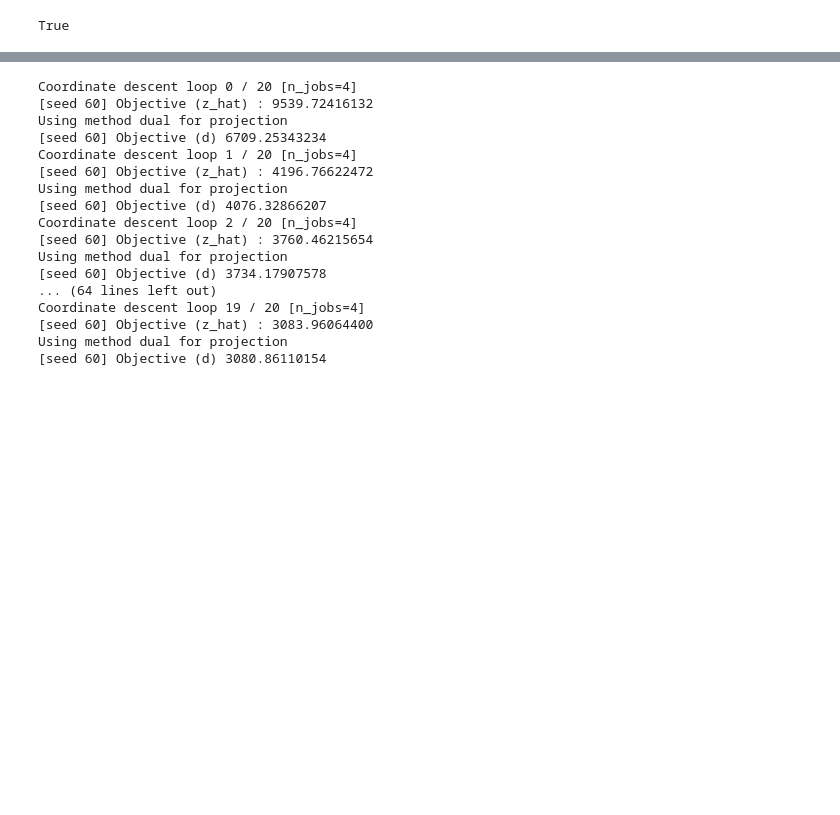
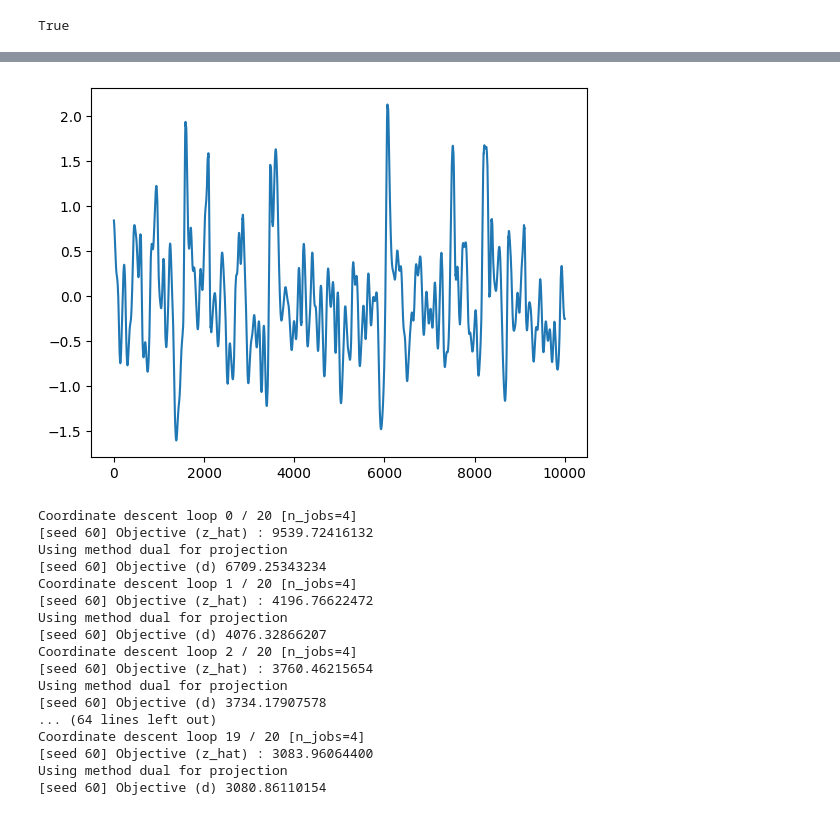
Before and after one commit to Mschaid/transphorm, a Jupyter notebook: notebooks/model_dev/sparce_coding.ipynb, the cells around one changed output, grey strips where cells are left out. Saved outputs shown, nothing was run; the diff lists cells and outputs as text; code cells hidden in the pictures; blank space fills up the shorter version.

```diff
--- a/notebooks/model_dev/sparce_coding.ipynb
+++ b/notebooks/model_dev/sparce_coding.ipynb
@@ -39,3 +62,11 @@ original = loader.data[0][::25][1:5000]
+# %%
+end_idx = 10000
+x_1 = loader.x[0]
+# plt.plot(orig)
+plt.plot(x_1[:end_idx])
+plt.show()
+# %% [output]
+[figure, added]
 # %%
 x_test = loader.x[0].reshape(1, -1)
 # %%
```
Also changed, not shown: parts of 3 cells of this notebook, 2 other files.
